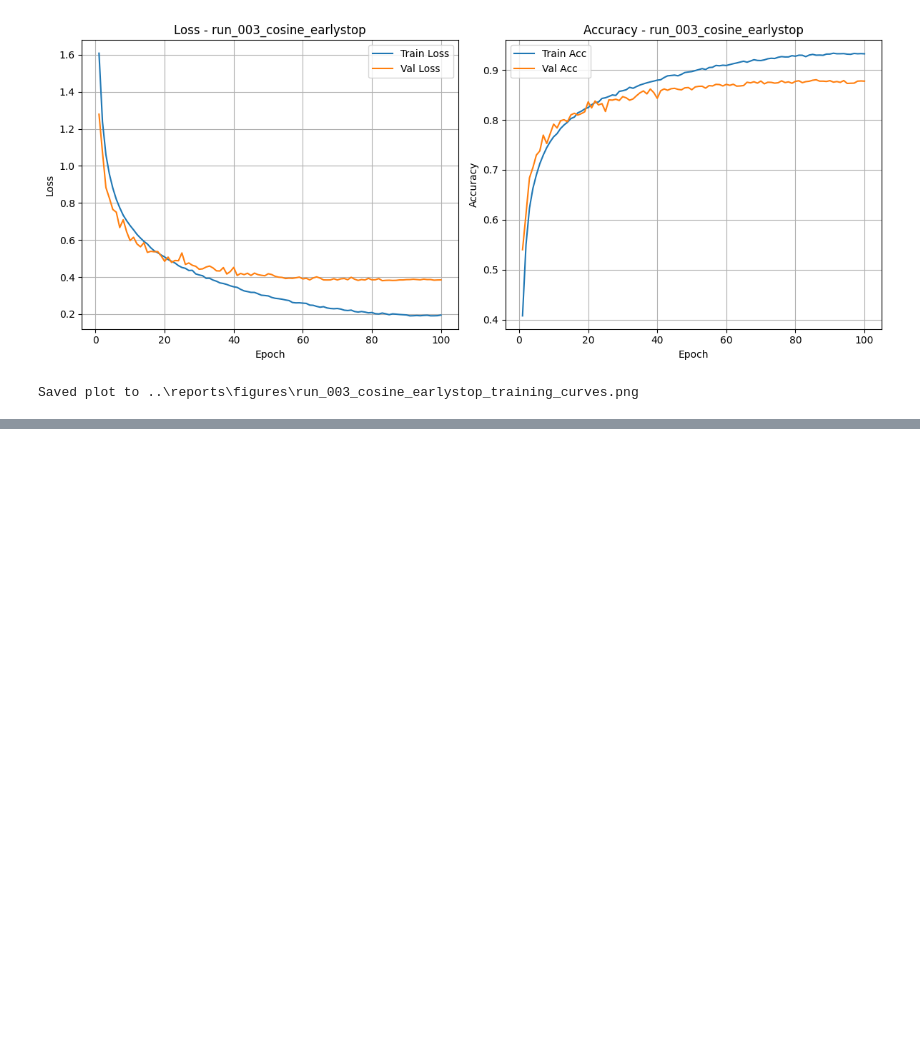
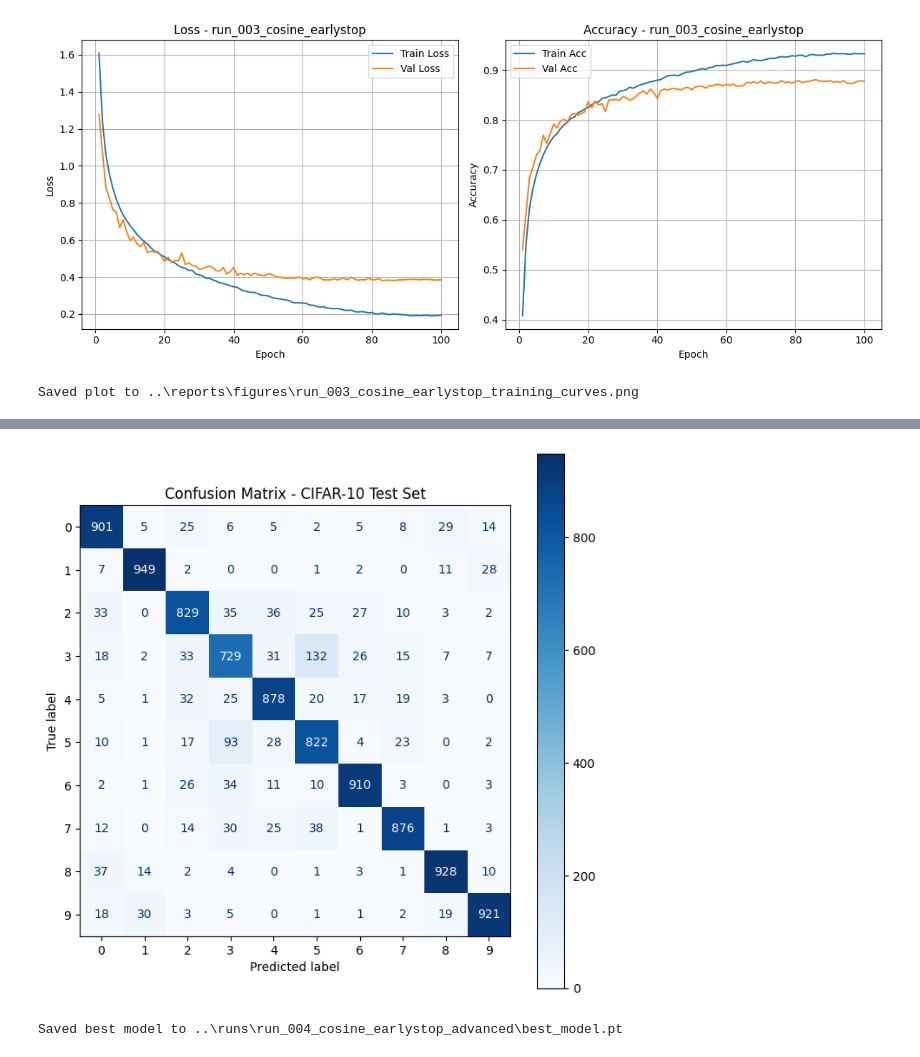
Before and after one commit to Sevada91/cifar10-modern-cnn, a Jupyter notebook: notebooks/02_training_and_evaluation.ipynb, the cells around one changed output, grey strips where cells are left out. Cells and saved outputs as stored; diff of their text form; code cells hidden in the pictures; blank space fills up the shorter version.

```diff
--- a/notebooks/02_training_and_evaluation.ipynb
+++ b/notebooks/02_training_and_evaluation.ipynb
@@ -685,0 +738,51 @@ Saved plot to ..\reports\figures\run_003_cosine_earlystop_training_curves.png
+# %%
+model_v4.eval()
+
+all_preds = []
+all_targets = []
+
+with torch.no_grad():
+    for x, y in test_loader:
+        x = x.to(DEVICE)
+        y = y.to(DEVICE)
+
+        logits = model_v4(x)
+        preds = logits.argmax(dim=1)
+
+        all_preds.append(preds.cpu())
+        all_targets.append(y.cpu())
+
+all_preds = torch.cat(all_preds)
+all_targets = torch.cat(all_targets)
+# %%
+import matplotlib.pyplot as plt
+from sklearn.metrics import confusion_matrix, ConfusionMatrixDisplay
+
+cm = confusion_matrix(all_targets, all_preds)
+
+disp = ConfusionMatrixDisplay(
+    confusion_matrix=cm,
+    display_labels=range(10)  # CIFAR-10 class indices
+)
+
+fig, ax = plt.subplots(figsize=(8, 8))
+disp.plot(ax=ax, cmap="Blues", colorbar=True)
+plt.title("Confusion Matrix - CIFAR-10 Test Set")
+plt.show()
+# %% [output]
+[figure, added]
+# %%
+# # ===== Save test metrics =====
+
+from pathlib import Path
+
+run_dir = Path("../runs/run_004_cosine_earlystop_advanced")
+run_dir.mkdir(parents=True, exist_ok=True)
+
+model_path = run_dir / "best_model.pt"
+
+torch.save(model_v4.state_dict(), model_path)
+
+print(f"Saved best model to {model_path}")
+# %% [output]
+Saved best model to ..\runs\run_004_cosine_earlystop_advanced\best_model.pt
```
Also changed, not shown: parts of 2 cells of this notebook.
